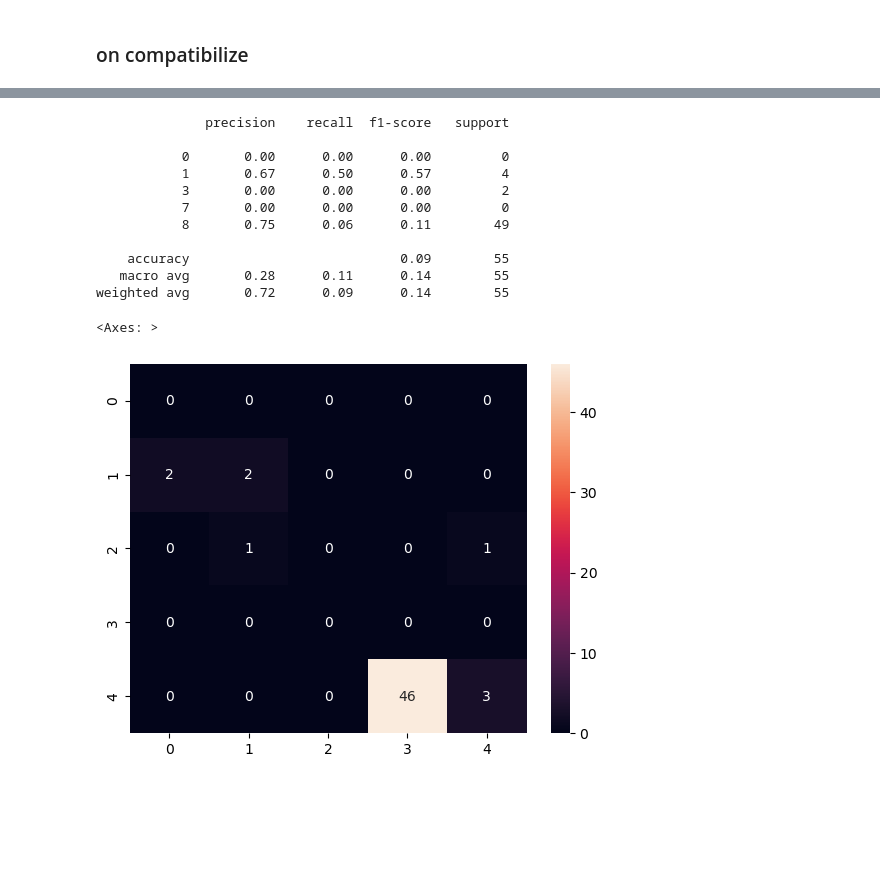
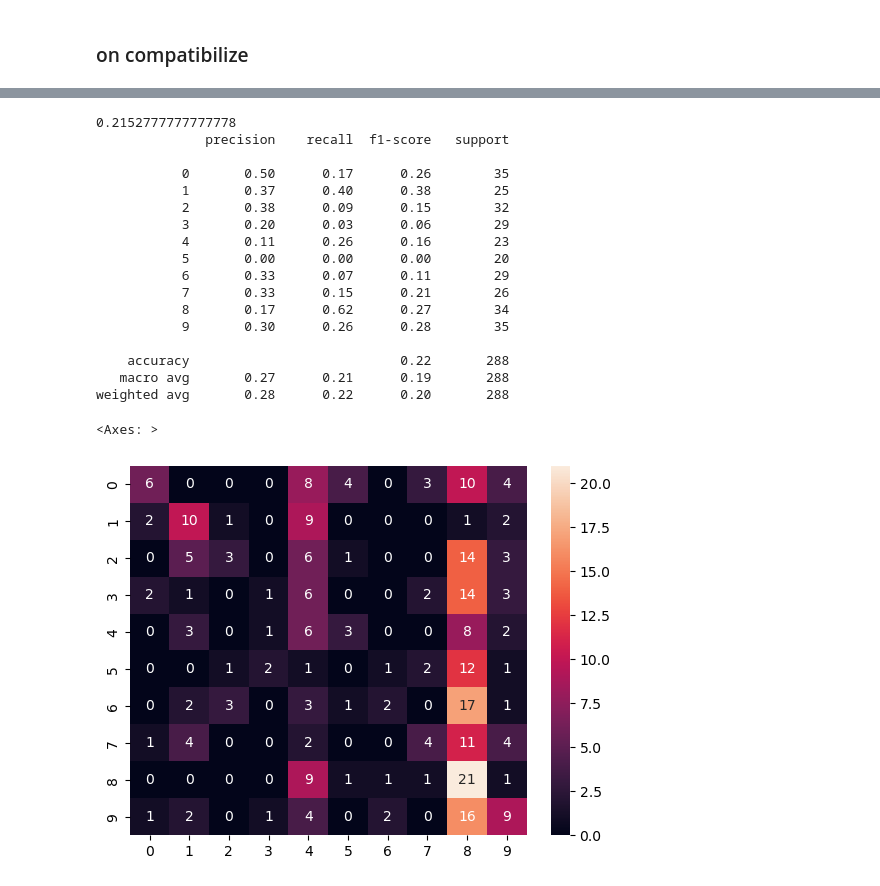
Before and after one commit to RCaz33/Time-series_Multiclass-classification_Reservoir-computing-INRIA, a Jupyter notebook: reservoir_computing.ipynb, the cells around one changed output, grey strips where cells are left out. Saved outputs shown, nothing was run; the diff lists cells and outputs as text; code cells hidden in the pictures; blank space fills up the shorter version.

```diff
--- a/reservoir_computing.ipynb
+++ b/reservoir_computing.ipynb
@@ -26,11 +26,10 @@ def load_data_time(directory = 'data/group3/config_1', all_data=[], labels=[]):
         all_data.append(np.array(data))
         # formatage des labels pour chaque pas de temps
         if directory == 'data/h_config1-lcb':
-            _label = filename[2]
+            _label = int(filename[2])
         elif directory == 'data/v_config1-lcb':
             _label = int(filename[10])
         elif directory == 'data/groupe1_groupe2':
-            _label = filename[1]
             _label = int(filename.split('_')[1])
         else :
             _label = int(filename[0])
@@ -43,12 +42,12 @@ all_data, labels, _ = load_data_time()
 print(len(all_data))
 all_data, labels, _ = load_data_time('data/h_config1-lcb',all_data,labels)
 print(len(all_data))
-# # load vertical
-# all_data, labels, _ = load_data_time('data/v_config1-lcb',all_data,labels)
-# print(len(all_data))
-# # load 3D
-# all_data, labels, _ = load_data_time('data/groupe1_groupe2',all_data,labels)
-# print(len(all_data))
+# load vertical
+all_data, labels, _ = load_data_time('data/v_config1-lcb',all_data,labels)
+print(len(all_data))
+# load 3D
+all_data, labels, _ = load_data_time('data/groupe1_groupe2',all_data,labels)
+print(len(all_data))
 # %% [output]
 223
 528
@@ -102,8 +81,9 @@ labels
 from sklearn.preprocessing import OneHotEncoder
 
 enc = OneHotEncoder()
-enc.fit(np.arange(10).reshape(-1,1))
+enc.fit_transform(np.array(np.arange(10).reshape(-1,1)))
 
 new_label=[]
 for i in range(len(all_data)):
-    new_label.append(np.tile(enc.transform(labels[i]), (len(all_data[i]), 1)))
+    new_label.append(enc.transform(labels[i]).toarray())#np.tile(enc.transform(labels[i]), (len(all_data[i]), 1)))
+print("On transforme les label en one hot encoded:\n",new_label[0][:10])
@@ -141,11 +158,18 @@ NameError: name 'X_test' is not defined
 # %% [markdown]
 ### on compatibilize
 # %%
-res_ = []
+
 preds=[]
 for i in range(len(Y_pred)):
+    res_ = []
     for timestep in range(len(Y_pred[i])):
         u = np.zeros(10)
         u[np.argmax(Y_pred[i][timestep])] = 1
         res_.append(u)
-    preds.append(np.argmax(pd.DataFrame(np.array(res_).T).sum(axis=1)))
+    preds.append(res_)
+
+decoded_preds = [enc.inverse_transform(label) for label in preds]
+label_y_pred = [int(time_serie[-1]) for time_serie in decoded_preds]
+
+decoded_y_test = [enc.inverse_transform(label) for label in y_test]   # take n_timestep as prediction
+label_y_test = [int(time_serie[0]) for time_serie in decoded_y_test]  # take the first label of the time serie (its the same along the time serie)
@@ -161,21 +201,27 @@ for i in range(len(y_test)):
 # %%
 from sklearn.metrics import confusion_matrix, accuracy_score, f1_score
 from sklearn.metrics import classification_report
 
-print(accuracy_score(labels,preds))
-print(classification_report(labels,preds))
-sns.heatmap(confusion_matrix(labels,preds), fmt=".2g", annot=True)
+print(accuracy_score(label_y_test,label_y_pred))
+print(classification_report(label_y_test,label_y_pred))
+sns.heatmap(confusion_matrix(label_y_test,label_y_pred), fmt=".2g", annot=True)
 # %% [output]
+0.2152777777777778
               precision    recall  f1-score   support
 
-           0       0.00      0.00      0.00         0
-           1       0.67      0.50      0.57         4
-           3       0.00      0.00      0.00         2
-           7       0.00      0.00      0.00         0
-           8       0.75      0.06      0.11        49
+           0       0.50      0.17      0.26        35
+           1       0.37      0.40      0.38        25
+           2       0.38      0.09      0.15        32
+           3       0.20      0.03      0.06        29
+           4       0.11      0.26      0.16        23
+           5       0.00      0.00      0.00        20
+           6       0.33      0.07      0.11        29
+           7       0.33      0.15      0.21        26
+           8       0.17      0.62      0.27        34
+           9       0.30      0.26      0.28        35
 
-    accuracy                           0.09        55
-   macro avg       0.28      0.11      0.14        55
-weighted avg       0.72      0.09      0.14        55
+    accuracy                           0.22       288
+   macro avg       0.27      0.21      0.19       288
+weighted avg       0.28      0.22      0.20       288
 <Axes: >
-[figure, old version]
+[figure, new version]
```
Also changed, not shown: parts of 9 cells of this notebook.
